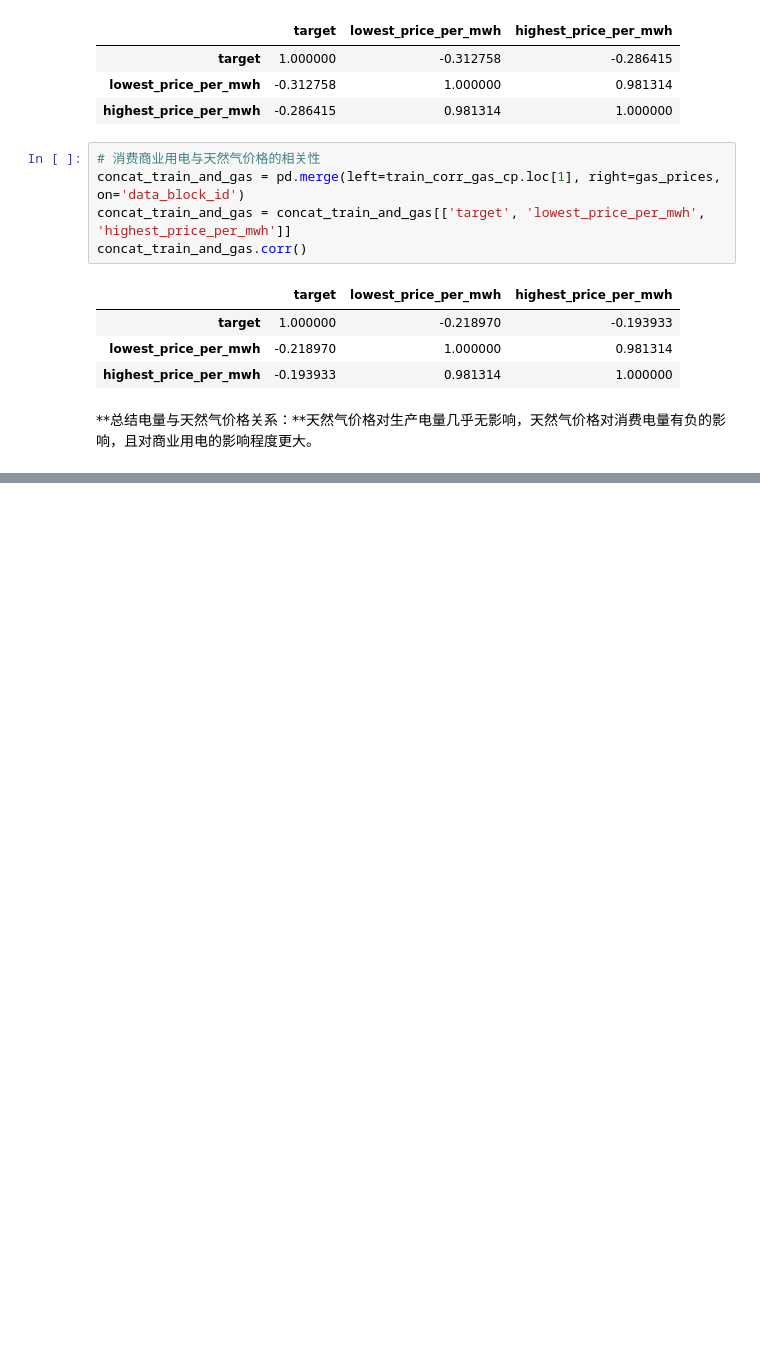
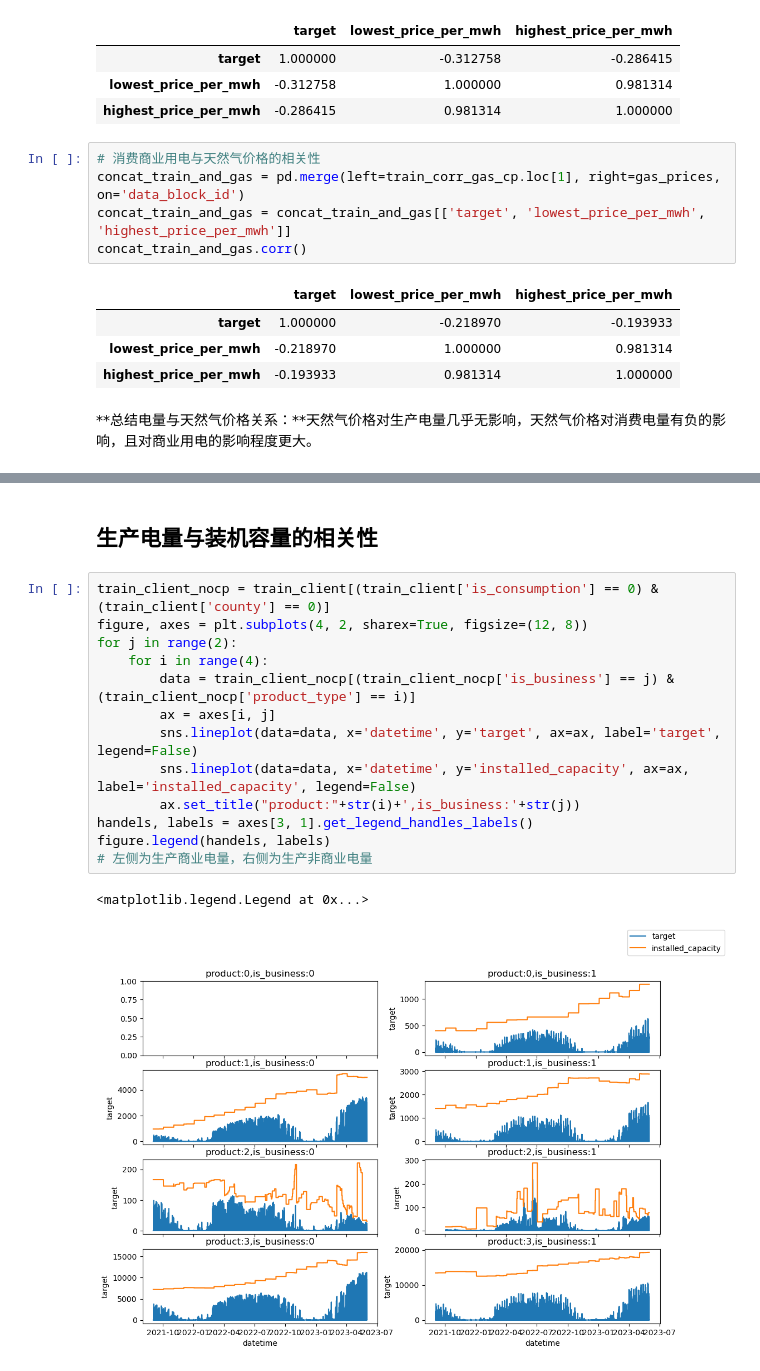
Before and after one commit to Accoutant/kaggle_competition, a Jupyter notebook: data_process/data_analysis_for_train.ipynb, the cells around one changed output, grey strips where cells are left out. Drawn from its saved outputs; the diff is of its cells as text; blank space fills up the shorter version.

```diff
--- a/data_process/data_analysis_for_train.ipynb
+++ b/data_process/data_analysis_for_train.ipynb
@@ -290,0 +360,18 @@ concat_train_and_gas.corr()
+# %% [markdown]
+## 生产电量与装机容量的相关性
+# %%
+train_client_nocp = train_client[(train_client['is_consumption'] == 0) & (train_client['county'] == 0)]
+figure, axes = plt.subplots(4, 2, sharex=True, figsize=(12, 8))
+for j in range(2):
+    for i in range(4):
+        data = train_client_nocp[(train_client_nocp['is_business'] == j) & (train_client_nocp['product_type'] == i)]
+        ax = axes[i, j]
+        sns.lineplot(data=data, x='datetime', y='target', ax=ax, label='target', legend=False)
+        sns.lineplot(data=data, x='datetime', y='installed_capacity', ax=ax, label='installed_capacity', legend=False)
+        ax.set_title("product:"+str(i)+',is_business:'+str(j))
+handels, labels = axes[3, 1].get_legend_handles_labels()
+figure.legend(handels, labels)
+# 左侧为生产商业电量，右侧为生产非商业电量
+# %% [output]
+<matplotlib.legend.Legend at 0x...>
+[figure, added]
```
Also changed, not shown: parts of 8 cells of this notebook.
